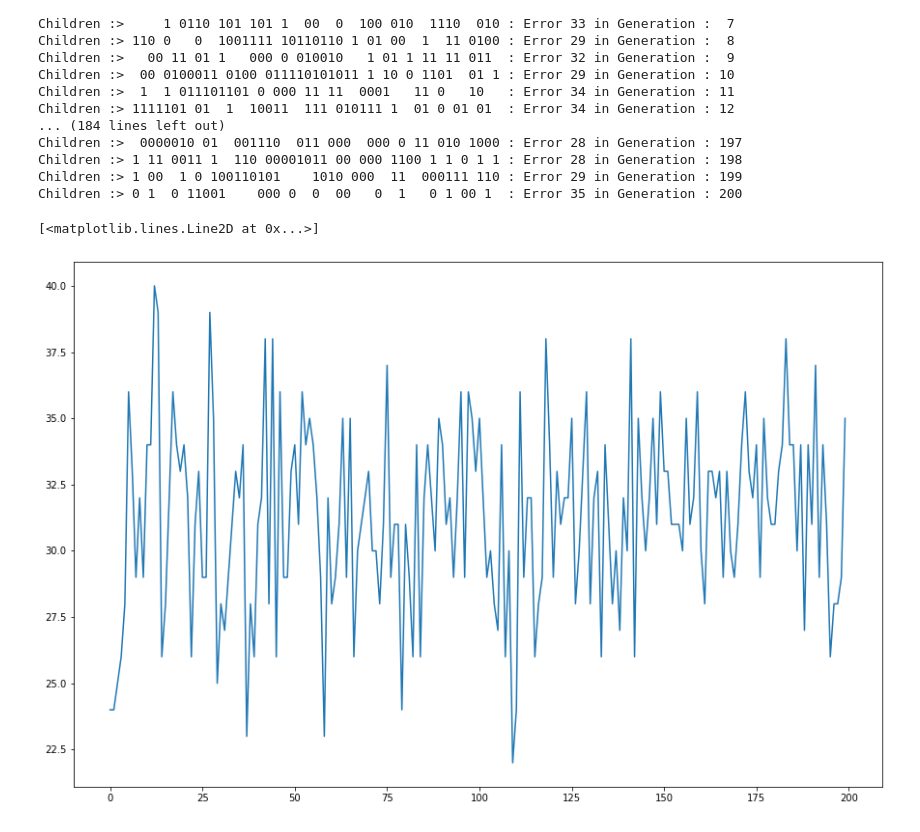
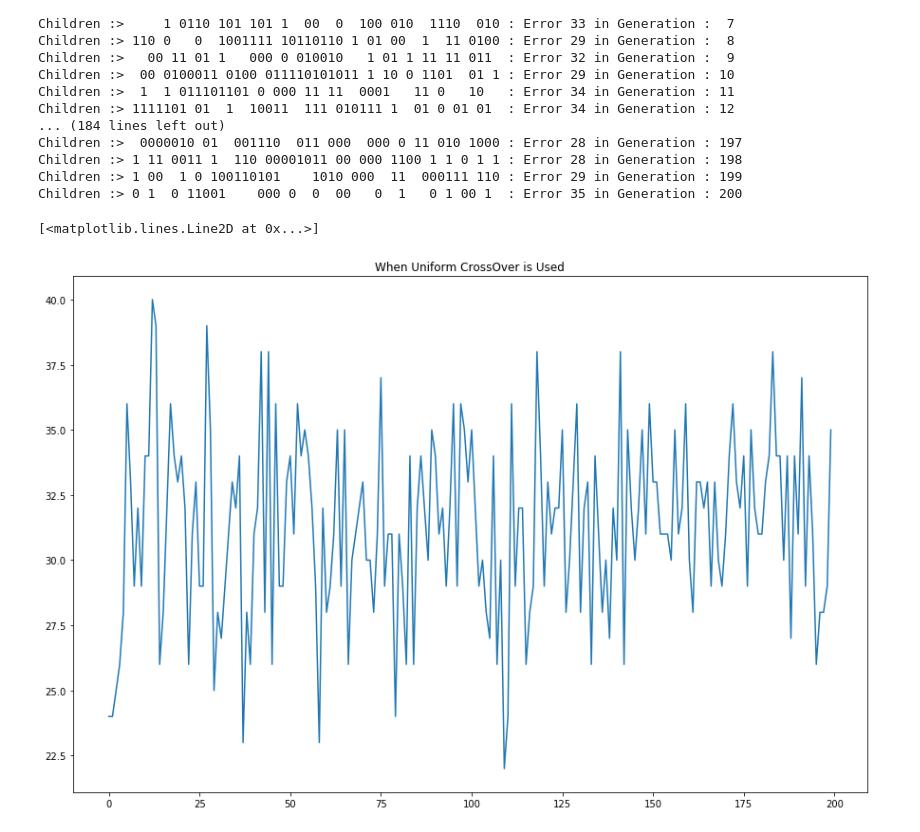
Before and after one commit to plusminuschirag/Python-Advanced-Concepts, a Jupyter notebook: Advanced Optimizations/Population Methods/Genetic Algorithms/Genetic-Conceptual-Binary.ipynb, the cells around one changed output. Saved outputs shown, nothing was run; the diff lists cells and outputs as text; code cells hidden in the pictures.

```diff
--- a/Advanced Optimizations/Population Methods/Genetic Algorithms/Genetic-Conceptual-Binary.ipynb
+++ b/Advanced Optimizations/Population Methods/Genetic Algorithms/Genetic-Conceptual-Binary.ipynb
@@ -26,7 +33,7 @@ def DNA_mismatch(population):
         fitness.append(fit)
     return list(zip(population,fitness))
 # %%
-def CrossOver(p1,p2):
+def CrossOverWithMutation(p1,p2):
     child_chromosome = []
     for i in range(len(TARGET)):
         prob = random.random()
@@ -163,7 +199,7 @@ population = []
 for t in range(TOTAL_POP):
     individual = chromosome()
     population.append(individual)
-
+error_rate = []
 population = DNA_mismatch(population)
 population = sorted(population,key=lambda x:x[1])
 
@@ -172,6 +208,7 @@ Found = False
 
 while not Found and generation <= 200:
     print("Children :> {} : Error {:2} in Generation : {:2}".format("".join(population[0][0]),population[0][1],generation))
+    error_rate.append(population[0][1])
     test = population
     if population[0][1] <= 0:
         Found = True
@@ -181,8 +218,8 @@ while not Found and generation <= 200:
     for _ in range(offsprings):
         p1,p2 = random.randint(0,50),random.randint(0,50)
         for i in range(2):
-            child = CrossOverWithoutMutation(population[p1][0],population[p2][0])
-            new_generation.append(child)
+            child = onePointCrossOver(population[p1][0],population[p2][0])
+            new_generation.extend(child)
     population = new_generation
     population = DNA_mismatch(population)
     population = sorted(population,key=lambda x:x[1])
@@ -208,12 +260,13 @@ for t in range(TOTAL_POP):
 
 population = DNA_mismatch(population)
 population = sorted(population,key=lambda x:x[1])
-
+error_rate = []
 generation = 1
 Found = False
 
 while not Found and generation <= 200:
     print("Children :> {} : Error {:2} in Generation : {:2}".format("".join(population[0][0]),population[0][1],generation))
+    error_rate.append(population[0][1])
     test = population
     if population[0][1] <= 0:
         Found = True
@@ -223,7 +276,7 @@ while not Found and generation <= 200:
     for _ in range(offsprings):
         p1,p2 = random.randint(0,50),random.randint(0,50)
         for i in range(2):
-            child = onePointCrossOver(population[p1][0],population[p2][0])
+            child = twoPointCrossOver(population[p1][0],population[p2][0])
             new_generation.extend(child)
     population = new_generation
     population = DNA_mismatch(population)
@@ -250,29 +302,0 @@ Children :> 001 1 0 10011 0 001011  100110101100100 10 11 0 : Error 20 in Genera
-# %%
-population = []
-for t in range(TOTAL_POP):
-    individual = chromosome()
-    population.append(individual)
-
-population = DNA_mismatch(population)
-population = sorted(population,key=lambda x:x[1])
-
-generation = 1
-Found = False
-
-while not Found and generation <= 200:
-    print("Children :> {} : Error {:2} in Generation : {:2}".format("".join(population[0][0]),population[0][1],generation))
-    test = population
-    if population[0][1] <= 0:
-        Found = True
-    ellitism = int(0.1*TOTAL_POP)
-    new_generation = [population[i][0] for i in range(ellitism)]
-    offsprings = int((0.9*TOTAL_POP))
-    for _ in range(offsprings):
-        p1,p2 = random.randint(0,50),random.randint(0,50)
-        for i in range(2):
-            child = twoPointCrossOver(population[p1][0],population[p2][0])
-            new_generation.extend(child)
-    population = new_generation
-    population = DNA_mismatch(population)
-    population = sorted(population,key=lambda x:x[1])
-    generation +=1
@@ -345,7 +361,8 @@ Children :> 0 1  0 11001    000 0  0  00   0  1   0 1 00 1  : Error 35 in Genera
 # %%
 generation = [x for x in range(200)]
 plt.figure(figsize=(15,10))
+plt.title("When Uniform CrossOver is Used")
 plt.plot(generation,error_rate)
 # %% [output]
 [<matplotlib.lines.Line2D at 0x...>]
-[figure, old version]
+[figure, new version]
```
Also changed, not shown: parts of 10 cells of this notebook.
